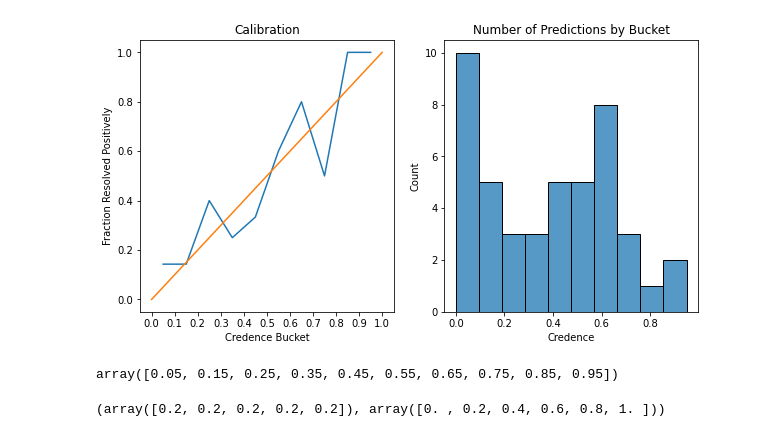
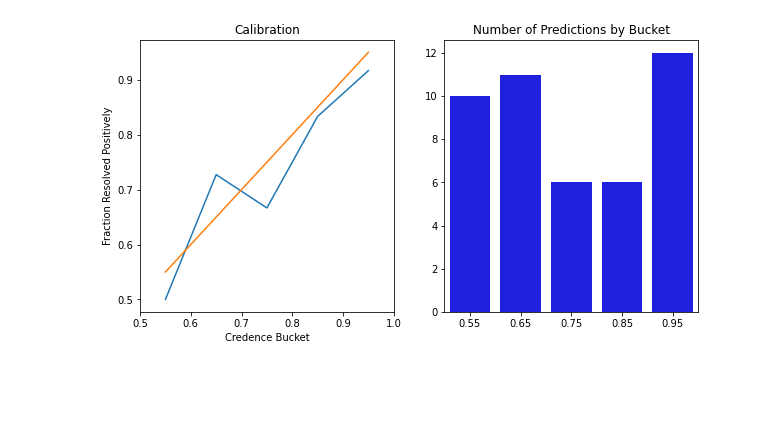
Before and after one commit to an1lam/predictions, a Jupyter notebook: notebooks/2021 Predictions Scoring.ipynb, the cells around one changed output. Cells and saved outputs as stored; diff of their text form; code cells hidden in the pictures; blank space fills up the shorter version.

```diff
--- a/notebooks/2021 Predictions Scoring.ipynb
+++ b/notebooks/2021 Predictions Scoring.ipynb
@@ -14,7 +14,7 @@ import seaborn as sns
 # %%
 scored_predictions = pd.read_csv("../data/2021_annual.csv")
 
-def parse_credence(c): return float(c[:-1]) / 100 if len(c) > 0 else np.nan
+def parse_credence(c): return round(float(c[:-1]) / 100, 2) if len(c) > 0 else np.nan
 
 scored_predictions["Credence"] = scored_predictions["Credence"].map(parse_credence)
 resolved_scored_predictions = scored_predictions[~scored_predictions["Resolution"].isna()]
@@ -75,31 +96,32 @@ Text(0.5, 1.0, 'Brier Scores by Category')
 # %%
 fig, axs = plt.subplots(1, 2, figsize=(10, 5))
 bin_size = 0.1
-bins = np.arange(0, 1.1, bin_size)
-fractions = []
+bins = np.array([round(b, 1) for b in np.arange(.5, 1.01, bin_size)])
+fractions, counts = [], []
 for i, b in enumerate(bins[:-1]):
     nb = bins[i+1]
-    df = resolved_scored_predictions[
-        (resolved_scored_predictions['Credence'] >= b) &
-        (resolved_scored_predictions['Credence'] <= nb)
+    yes_df = resolved_scored_predictions[
+        ((resolved_scored_predictions['Credence'] >= b) &
+        (resolved_scored_predictions['Credence'] < nb))
     ]
-    fractions.append(df['Resolution'].sum() / len(df))
+    no_df = resolved_scored_predictions[
+        ((resolved_scored_predictions['Credence'] < round(1-b, 1)) &
+        (resolved_scored_predictions['Credence'] >= round(1-nb, 1)))
+    ]
+    numer = yes_df['Resolution'].sum() + (1-no_df['Resolution']).sum()
+    denom = len(yes_df) + len(no_df)
+    fractions.append(numer / denom)
+    counts.append(denom)
+
+
 axs[0].plot(bins[:-1] + bin_size / 2, fractions)
-axs[0].plot([0, 1], [0, 1])
+axs[0].plot([0.55, 0.95], [0.55, 0.95])
 axs[0].set_xlabel("Credence Bucket")
 axs[0].set_ylabel("Fraction Resolved Positively")
 axs[0].set_xticks(bins)
 axs[0].set_title("Calibration")
-sns.histplot(resolved_scored_predictions['Credence'], ax=axs[1], bins=10)
+sns.barplot(x=[round(b + bin_size / 2, 2)  for b in bins[:-1]], y=counts, ax=axs[1], color="blue")
 axs[1].set_title("Number of Predictions by Bucket");
-plt.savefig("../figures/2021_calibration_plot.png", facecolor="white", transparent=False)
+plt.savefig("../figures/2021_calibration_plot.png")
 # %% [output]
-[figure, old version]
+[figure, new version]
-# %%
-bins[:-1] + bin_size / 2
-# %% [output]
-array([0.05, 0.15, 0.25, 0.35, 0.45, 0.55, 0.65, 0.75, 0.85, 0.95])
-# %%
-bins[1:] - bins[:-1], bins
-# %% [output]
-(array([0.2, 0.2, 0.2, 0.2, 0.2]), array([0. , 0.2, 0.4, 0.6, 0.8, 1. ]))
```
Also changed, not shown: parts of 11 cells of this notebook, 1 other file.
